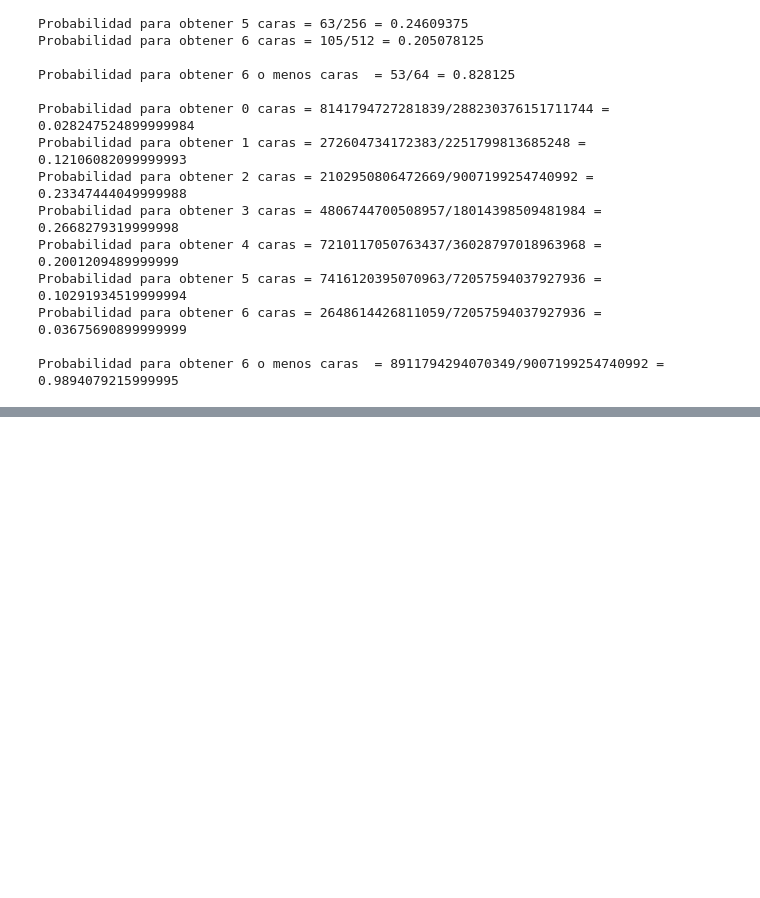
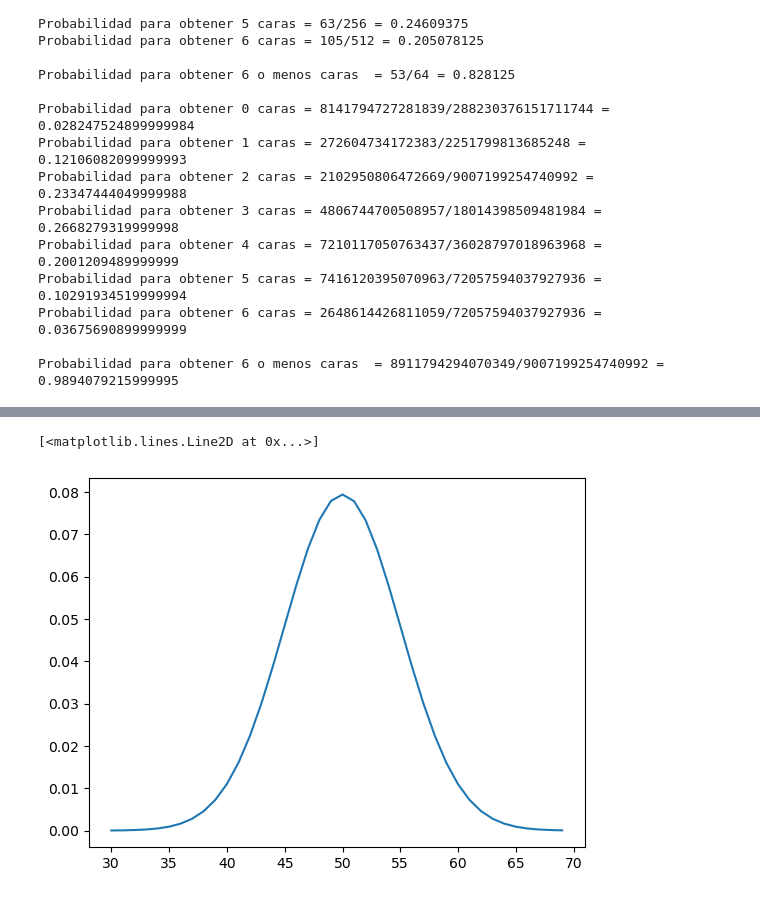
Before and after one commit to DensLopez/DS_Probabilidad, a Jupyter notebook: codes/reto.ipynb, the cells around one changed output, grey strips where cells are left out. Cells and saved outputs as stored; diff of their text form; code cells hidden in the pictures; blank space fills up the shorter version.

```diff
--- a/codes/reto.ipynb
+++ b/codes/reto.ipynb
@@ -363,0 +523,21 @@ Probabilidad para obtener 6 o menos caras  = 8911794294070349/9007199254740992 =
+# %%
+#OBTENIENDO DATOS IMPORTANTES PARA LA DISTRIBUCIÓN TEÓRICA
+#Obtener datos de l ejercicio anterior
+sample = np.array(arr)
+#Calcular el promedio de los datos
+promedio = sample.mean()
+#Calcular la desviación estándar de los datos
+desviacion = sample.std()
+#Creando un objeto basado en la distribución normal
+distribucion = norm(promedio,desviacion)
+#Obtener valores numéricos sobre los cuales evaluar la función
+#teórica de la Densidad de Probabilidad
+x = [value for value in range(30,70)]
+#Calculando las probabilidades de cada uno de esos datos
+#de manera recursiva y usando el objeto distribucion
+probabilidades = [distribucion.pdf(value) for value in x]
+#Graficando función teórica
+pyplot.plot(x,probabilidades)
+# %% [output]
+[<matplotlib.lines.Line2D at 0x...>]
+[figure, added]
```
Also changed, not shown: parts of 13 cells of this notebook, 8 other files.
